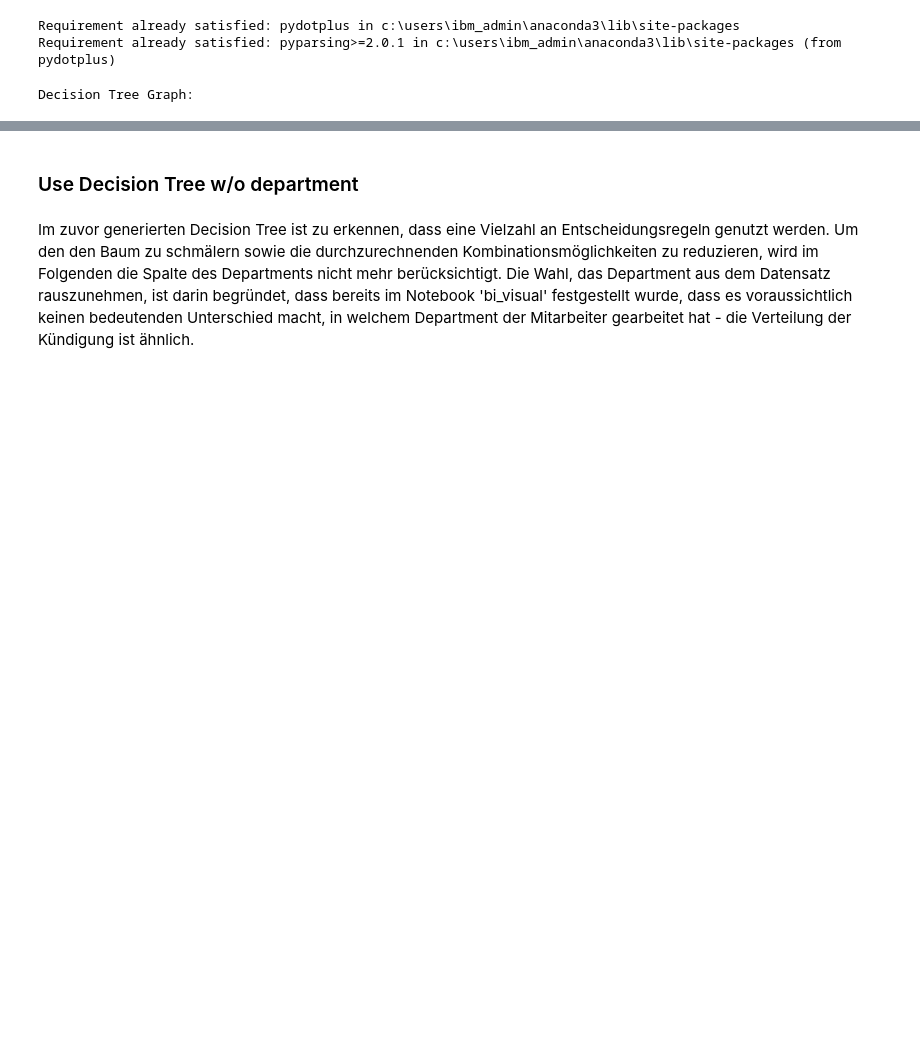
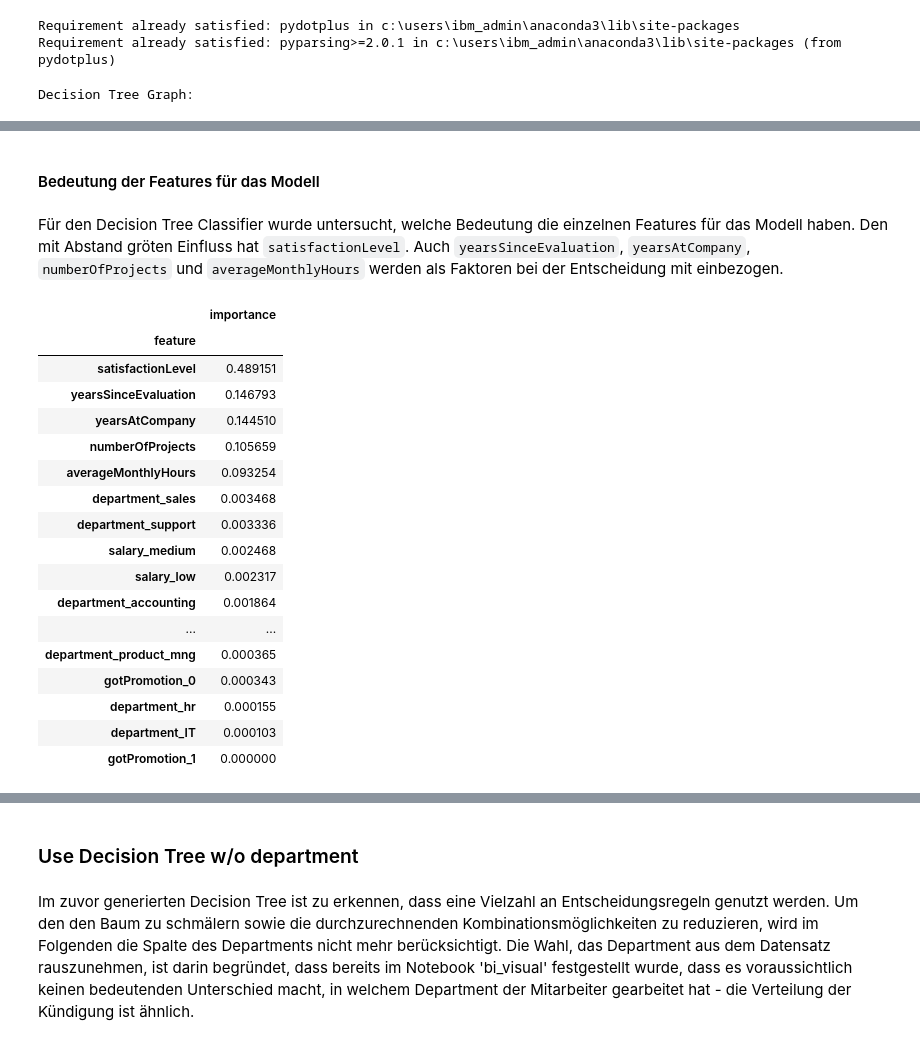
Before and after one commit to hhz-analytics-team/hr-competition, a Jupyter notebook: hr_competition_26_decision_tree.ipynb, the cells around one changed output, grey strips where cells are left out. Drawn from its saved outputs; the diff is of its cells as text; code cells hidden in the pictures; blank space fills up the shorter version.

```diff
--- a/hr_competition_26_decision_tree.ipynb
+++ b/hr_competition_26_decision_tree.ipynb
@@ -155,3 +155,7 @@ print("Decision Tree Graph:")
 Decision Tree Graph:
 # %% [markdown]
 <img src='temp/my_tree.png' width="100%" align="center" />
+# %% [markdown]
+#### Bedeutung der Features für das Modell
+# %% [markdown]
+Für den Decision Tree Classifier wurde untersucht, welche Bedeutung die einzelnen Features für das Modell haben. Den mit Abstand gröten Einfluss hat `satisfactionLevel`. Auch `yearsSinceEvaluation`, `yearsAtCompany`, `numberOfProjects` und `averageMonthlyHours` werden als Faktoren bei der Entscheidung mit einbezogen.
@@ -157,0 +169,26 @@ Decision Tree Graph:
+# %%
+feature_importance = pd.DataFrame(
+    {'feature': columns,
+     'importance': importance
+    })
+feature_importance.set_index(['feature'], inplace=True)
+feature_importance.sort_values('importance', ascending=False)
+# %% [output]
+|  | importance |
+| feature |  |
+| satisfactionLevel | 0.489151 |
+| yearsSinceEvaluation | 0.146793 |
+| yearsAtCompany | 0.144510 |
+| numberOfProjects | 0.105659 |
+| averageMonthlyHours | 0.093254 |
+| department_sales | 0.003468 |
+| department_support | 0.003336 |
+| salary_medium | 0.002468 |
+| salary_low | 0.002317 |
+| department_accounting | 0.001864 |
+| ... | ... |
+| department_product_mng | 0.000365 |
+| gotPromotion_0 | 0.000343 |
+| department_hr | 0.000155 |
+| department_IT | 0.000103 |
+| gotPromotion_1 | 0.000000 |
```
Also changed, not shown: parts of 8 cells of this notebook.
